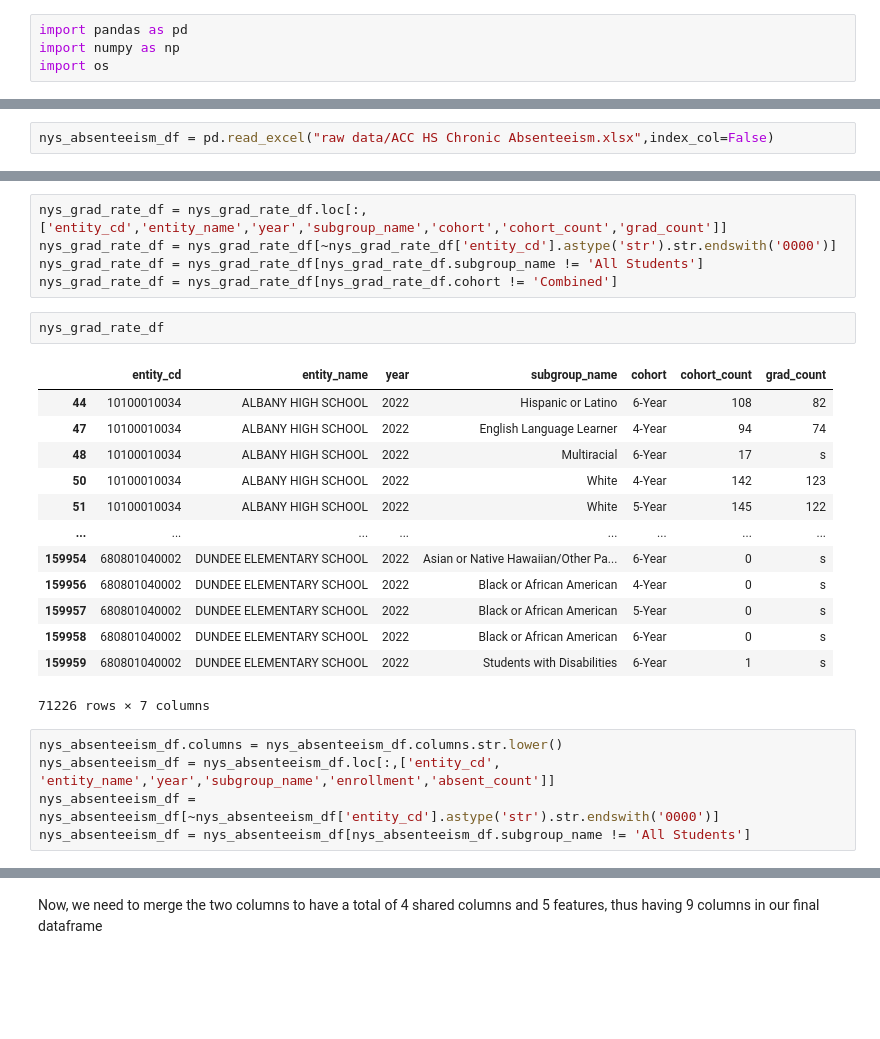
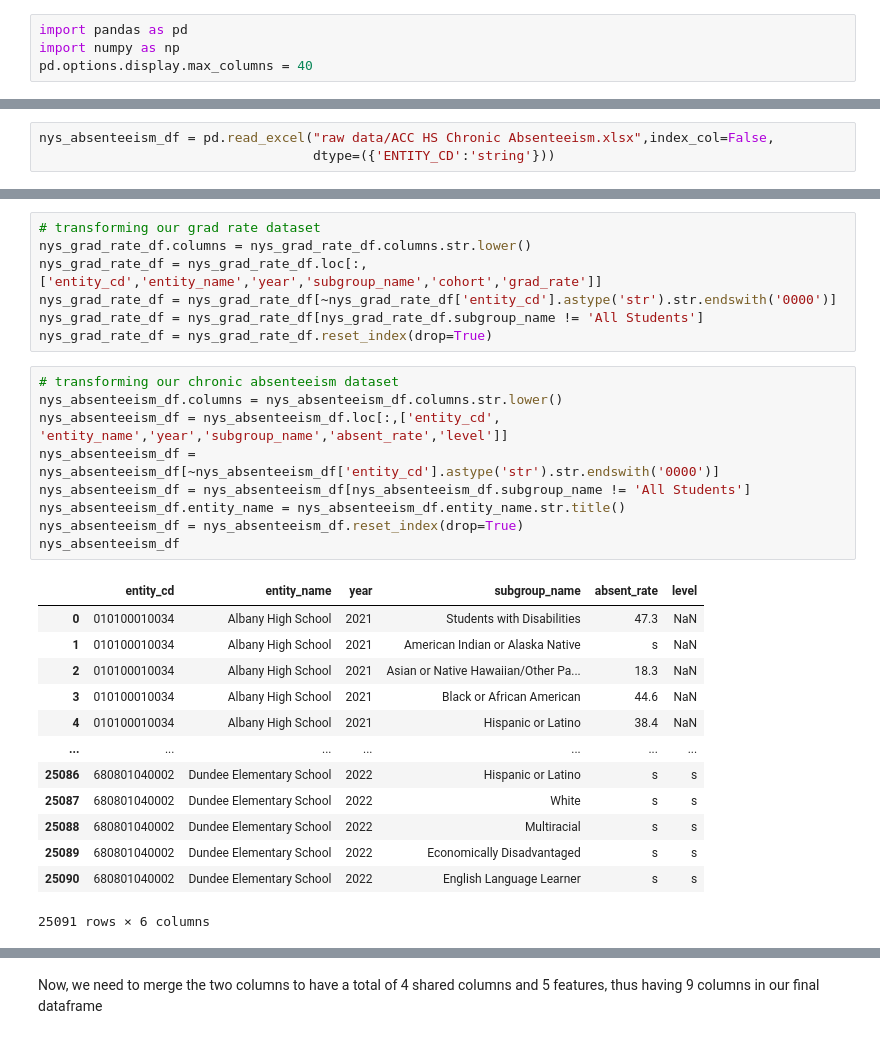
Before and after one commit to asoylatte03/nys-ell-grad-rate, a Jupyter notebook: data prep 2.ipynb, the cells around one changed output, grey strips where cells are left out. Cells and saved outputs as stored; diff of their text form; blank space fills up the shorter version.

```diff
--- a/data prep 2.ipynb
+++ b/data prep 2.ipynb
@@ -1,4 +1,4 @@
 # %%
 import pandas as pd
 import numpy as np
-import os
+pd.options.display.max_columns = 40
@@ -5,2 +45,3 @@ import os
 # %%
-nys_absenteeism_df = pd.read_excel("raw data/ACC HS Chronic Absenteeism.xlsx",index_col=False)
+nys_absenteeism_df = pd.read_excel("raw data/ACC HS Chronic Absenteeism.xlsx",index_col=False,
+                                   dtype=({'ENTITY_CD':'string'}))
@@ -15,26 +96,30 @@ FileNotFoundError: [Errno 2] No such file or directory: 'raw data/ACC HS Core an
 # %%
-nys_grad_rate_df = nys_grad_rate_df.loc[:,['entity_cd','entity_name','year','subgroup_name','cohort','cohort_count','grad_count']]
+# transforming our grad rate dataset
+nys_grad_rate_df.columns = nys_grad_rate_df.columns.str.lower()
+nys_grad_rate_df = nys_grad_rate_df.loc[:,['entity_cd','entity_name','year','subgroup_name','cohort','grad_rate']]
 nys_grad_rate_df = nys_grad_rate_df[~nys_grad_rate_df['entity_cd'].astype('str').str.endswith('0000')]
 nys_grad_rate_df = nys_grad_rate_df[nys_grad_rate_df.subgroup_name != 'All Students']
-nys_grad_rate_df = nys_grad_rate_df[nys_grad_rate_df.cohort != 'Combined']
+nys_grad_rate_df = nys_grad_rate_df.reset_index(drop=True)
-# %%
-nys_grad_rate_df
-# %% [output]
-|  | entity_cd | entity_name | year | subgroup_name | cohort | cohort_count | grad_count |
-| 44 | 10100010034 | ALBANY HIGH SCHOOL | 2022 | Hispanic or Latino | 6-Year | 108 | 82 |
-| 47 | 10100010034 | ALBANY HIGH SCHOOL | 2022 | English Language Learner | 4-Year | 94 | 74 |
-| 48 | 10100010034 | ALBANY HIGH SCHOOL | 2022 | Multiracial | 6-Year | 17 | s |
-| 50 | 10100010034 | ALBANY HIGH SCHOOL | 2022 | White | 4-Year | 142 | 123 |
-| 51 | 10100010034 | ALBANY HIGH SCHOOL | 2022 | White | 5-Year | 145 | 122 |
-| ... | ... | ... | ... | ... | ... | ... | ... |
-| 159954 | 680801040002 | DUNDEE ELEMENTARY SCHOOL | 2022 | Asian or Native Hawaiian/Other Pa... | 6-Year | 0 | s |
-| 159956 | 680801040002 | DUNDEE ELEMENTARY SCHOOL | 2022 | Black or African American | 4-Year | 0 | s |
-| 159957 | 680801040002 | DUNDEE ELEMENTARY SCHOOL | 2022 | Black or African American | 5-Year | 0 | s |
-| 159958 | 680801040002 | DUNDEE ELEMENTARY SCHOOL | 2022 | Black or African American | 6-Year | 0 | s |
-| 159959 | 680801040002 | DUNDEE ELEMENTARY SCHOOL | 2022 | Students with Disabilities | 6-Year | 1 | s |
-71226 rows × 7 columns
 # %%
+# transforming our chronic absenteeism dataset
 nys_absenteeism_df.columns = nys_absenteeism_df.columns.str.lower()
-nys_absenteeism_df = nys_absenteeism_df.loc[:,['entity_cd', 'entity_name','year','subgroup_name','enrollment','absent_count']]
+nys_absenteeism_df = nys_absenteeism_df.loc[:,['entity_cd', 'entity_name','year','subgroup_name','absent_rate','level']]
 nys_absenteeism_df = nys_absenteeism_df[~nys_absenteeism_df['entity_cd'].astype('str').str.endswith('0000')]
 nys_absenteeism_df = nys_absenteeism_df[nys_absenteeism_df.subgroup_name != 'All Students']
+nys_absenteeism_df.entity_name = nys_absenteeism_df.entity_name.str.title()
+nys_absenteeism_df = nys_absenteeism_df.reset_index(drop=True)
+nys_absenteeism_df
+# %% [output]
+|  | entity_cd | entity_name | year | subgroup_name | absent_rate | level |
+| 0 | 010100010034 | Albany High School | 2021 | Students with Disabilities | 47.3 | NaN |
+| 1 | 010100010034 | Albany High School | 2021 | American Indian or Alaska Native | s | NaN |
+| 2 | 010100010034 | Albany High School | 2021 | Asian or Native Hawaiian/Other Pa... | 18.3 | NaN |
+| 3 | 010100010034 | Albany High School | 2021 | Black or African American | 44.6 | NaN |
+| 4 | 010100010034 | Albany High School | 2021 | Hispanic or Latino | 38.4 | NaN |
+| ... | ... | ... | ... | ... | ... | ... |
+| 25086 | 680801040002 | Dundee Elementary School | 2022 | Hispanic or Latino | s | s |
+| 25087 | 680801040002 | Dundee Elementary School | 2022 | White | s | s |
+| 25088 | 680801040002 | Dundee Elementary School | 2022 | Multiracial | s | s |
+| 25089 | 680801040002 | Dundee Elementary School | 2022 | Economically Disadvantaged | s | s |
+| 25090 | 680801040002 | Dundee Elementary School | 2022 | English Language Learner | s | s |
+25091 rows × 6 columns
```
Also changed, not shown: parts of 32 cells of this notebook, 1 other file.
